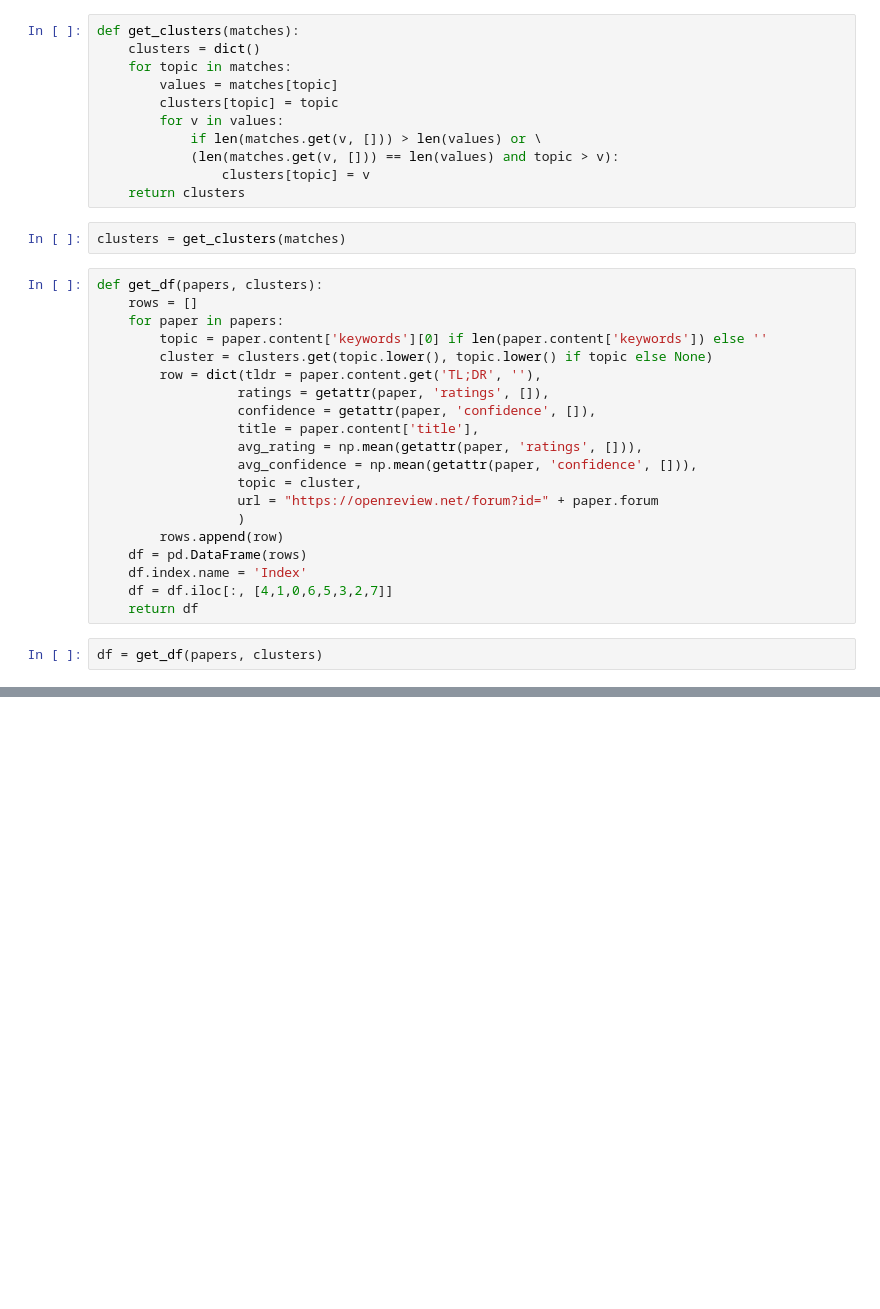
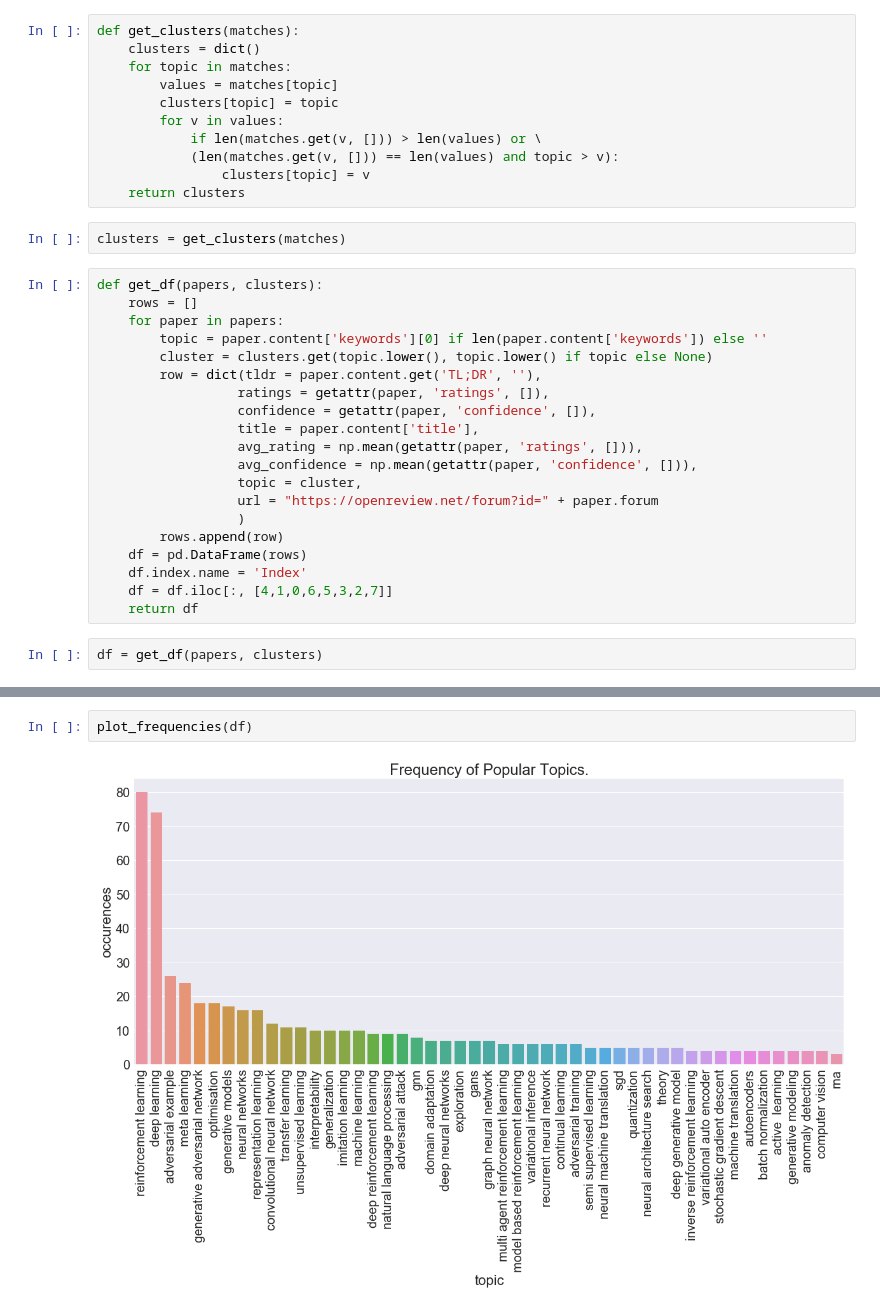
Before and after one commit to nd7141/notebooks, a Jupyter notebook: ICLR_Reviews.ipynb, the cells around one changed output, grey strips where cells are left out. Cells and saved outputs as stored; diff of their text form; blank space fills up the shorter version.

```diff
--- a/ICLR_Reviews.ipynb
+++ b/ICLR_Reviews.ipynb
@@ -159,3 +176,7 @@ get_heatmap(df)
+# %%
+plot_frequencies(df)
+# %% [output]
+[figure, added]
 # %%
 col_defs = {
     name: {
```
Also changed, not shown: parts of 7 cells of this notebook.
